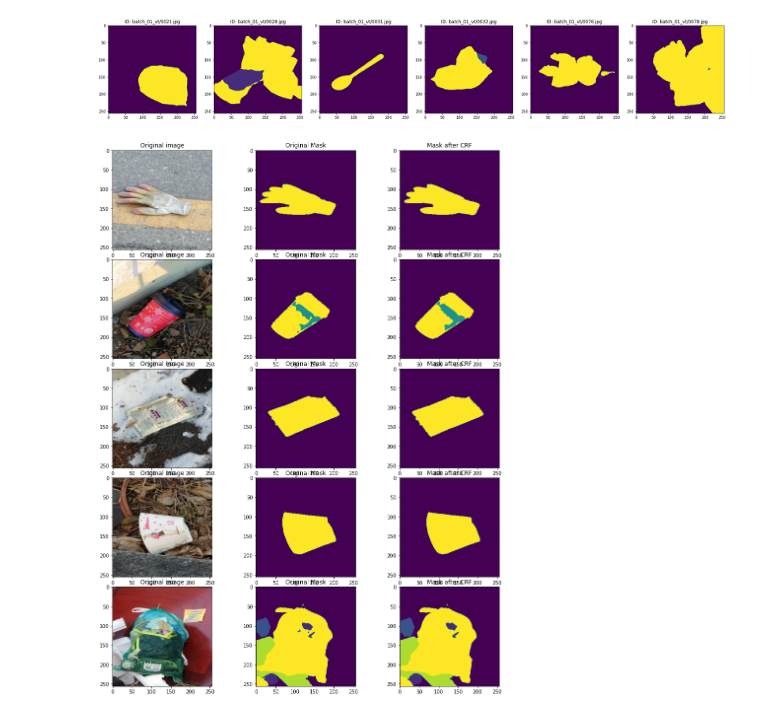
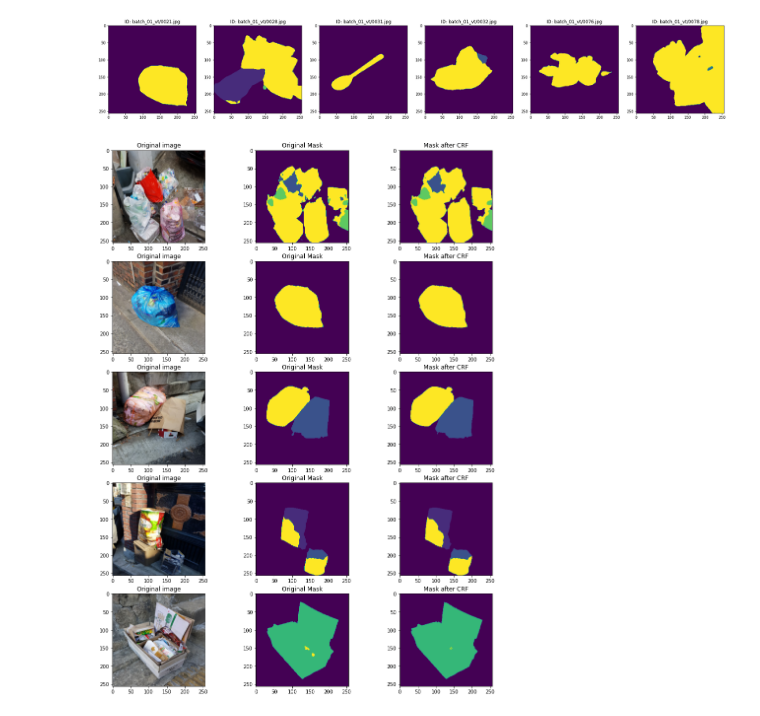
Before and after one commit to boostcampaitech2/semantic-segmentation-level2-cv-04, a Jupyter notebook: output/CRF.ipynb, the cells around one changed output. Saved outputs shown, nothing was run; the diff lists cells and outputs as text; code cells hidden in the pictures.

```diff
--- a/output/CRF.ipynb
+++ b/output/CRF.ipynb
@@ -24,7 +24,7 @@ def encode(im):
 reading and decoding the submission
 
 """
-df = pd.read_csv('./mmseg/upernet_swin_l/submission_latest.csv')
+df = pd.read_csv('./mmseg/upernet_swin_l_flip_bright/submission_latest.csv')
 i = 0
 j = 0
 plt.figure(figsize=(30,15))
@@ -41,7 +41,7 @@ while True:
             break
     i = i + 1
 # %% [output]
-[figure, old version]
+[figure, new version]
 # %%
 """
 Function which returns the labelled image after applying CRF
@@ -67,7 +67,7 @@ def crf(original_image, mask_img):
     d.addPairwiseGaussian(sxy=3, compat=3, kernel=dcrf.DIAG_KERNEL, normalization=dcrf.NORMALIZE_SYMMETRIC)
 
     # This adds the color-dependent term, i.e. features are (x,y,r,g,b).
-    d.addPairwiseBilateral(sxy=5, srgb=10, rgbim=original_image, compat=10)
+    d.addPairwiseBilateral(sxy=15, srgb=20, rgbim=original_image, compat=5)
 
     Q = d.inference(45)
 
@@ -81,36 +81,36 @@ test_path = '../input/data/'
 """
 visualizing the effect of applying CRF
 
 """
 nImgs = 5
-i = np.random.randint(1000)
+i = 705
 j = 1
 plt.figure(figsize=(20,20))
-plt.subplots_adjust(wspace=0.2,hspace=0.1)  #adjust this to change vertical and horiz. spacings..
+plt.subplots_adjust(wspace=0.2,hspace=0.2)  #adjust this to change vertical and horiz. spacings..
 while True:
     if str(df.loc[i,'PredictionString'])!=str(np.nan):
         decoded_mask = decode(df.loc[i,'PredictionString'])
         orig_img = imread(test_path+df.loc[i,'image_id'])
         orig_img = resize(orig_img, (256, 256, 3))
         orig_img = np.uint8(255 * orig_img)
         #Applying CRF on FCN-16 annotated image
         crf_output = crf(orig_img,decoded_mask)
         plt.subplot(nImgs,4,4*j-3)
         plt.imshow(orig_img)
         plt.title('Original image')
         plt.subplot(nImgs,4,4*j-2)
         plt.imshow(decoded_mask)
         plt.title('Original Mask')
         plt.subplot(nImgs,4,4*j-1)
         plt.imshow(crf_output)
         plt.title('Mask after CRF')
         if j == nImgs:
             break
         else:
             j = j + 1
     i = i + 1
 # %% [output]
-[figure, old version]
+[figure, new version]
 # %%
 """
 Applying CRF on the predicted mask
```
Also changed, not shown: 2 other files.
